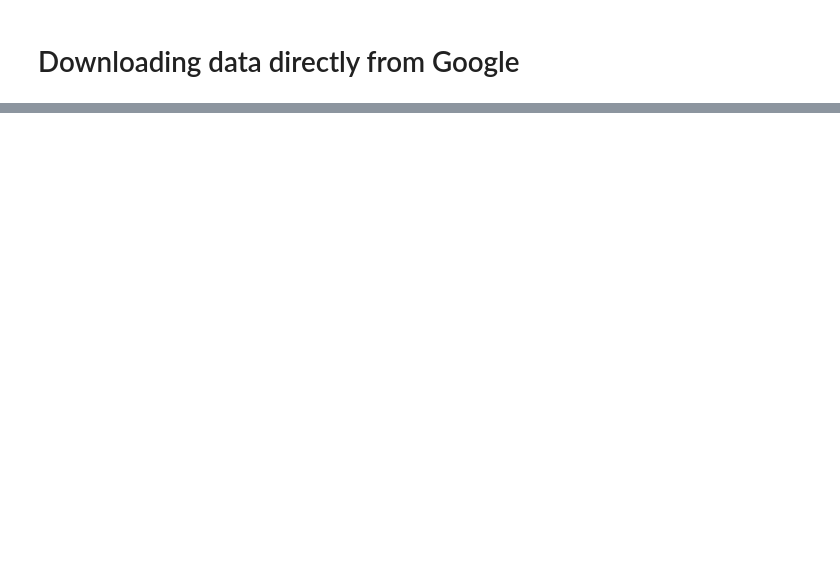
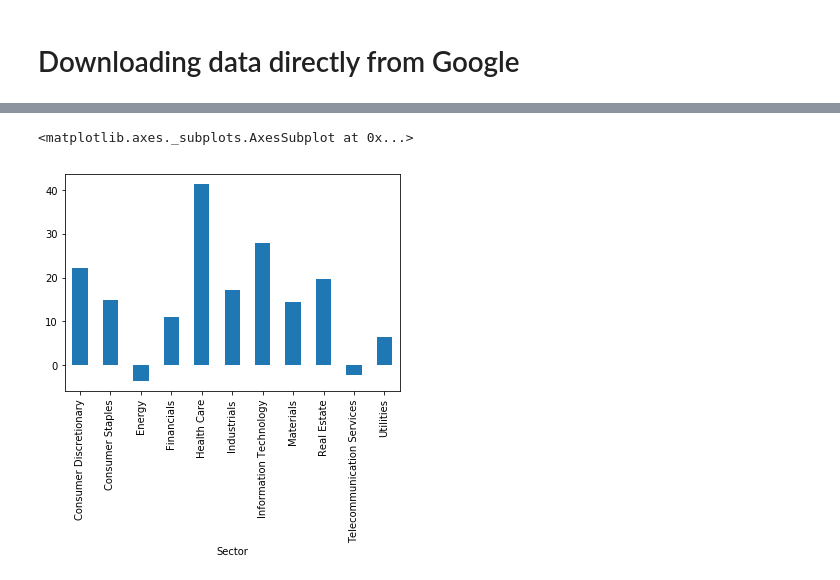
Before and after one commit to Aaivazi000/fintech-master, a Jupyter notebook: Marin Workspace/marin_4.18.ipynb, the cells around one changed output, grey strips where cells are left out. Saved outputs shown, nothing was run; the diff lists cells and outputs as text; code cells hidden in the pictures; blank space fills up the shorter version.

```diff
--- a/Marin Workspace/marin_4.18.ipynb
+++ b/Marin Workspace/marin_4.18.ipynb
@@ -166,0 +33,3 @@ ZTS Zoetis Health Care
+# %%
+stock_data = pd.read_csv('all_stocks_5yr.csv', index_col = 'Name')
+sector_data = pd.read_csv('sectors.csv', index_col = 'Symbol')
@@ -166,0 +74,11 @@ ZTS Zoetis Health Care
+# %%
+#Drop rows with empty values
+stock_data.dropna(inplace = True)
+# %%
+#Combine the two dataframe's based off stock symbol (ticker)
+df = pd.concat([stock_data, sector_data], axis = 1, join_axes=[stock_data.index])
+#Rename the 'Name' column to 'full_name'
+df.rename(columns={'Name':'full_name'}, inplace = True)
+#Reset current index and change so that we're able to slice by time
+df.reset_index(inplace = True)
+df.set_index('date', inplace = True)
@@ -166,0 +125,8 @@ ZTS Zoetis Health Care
+# %%
+#Drop missing rows
+df.dropna(inplace = True)
+# %%
+(df['2015'].groupby('Sector').close.mean() - df['2013'].groupby('Sector').close.mean()).plot(kind = 'bar')
+# %% [output]
+<matplotlib.axes._subplots.AxesSubplot at 0x...>
+[figure, added]
```
Also changed, not shown: parts of 39 cells of this notebook.
